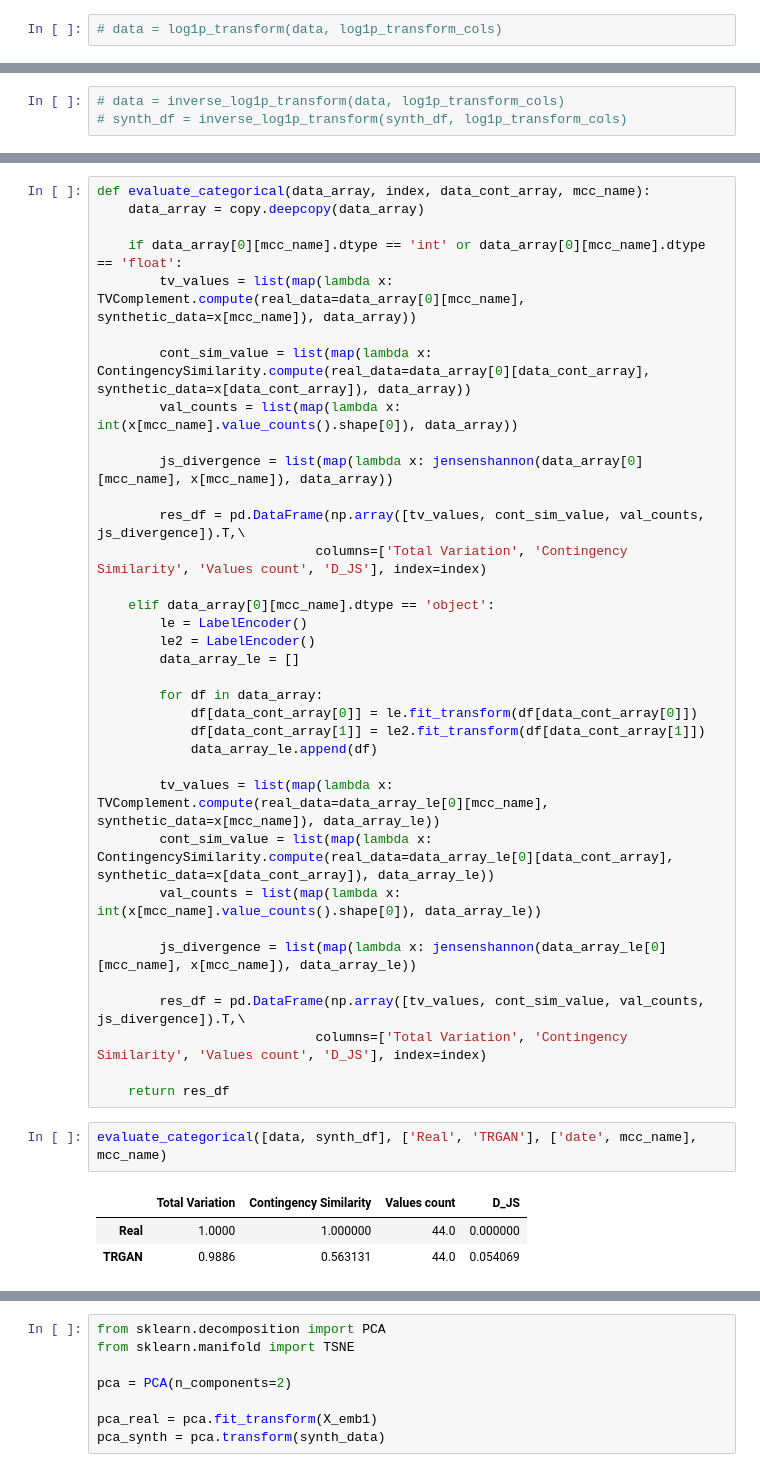
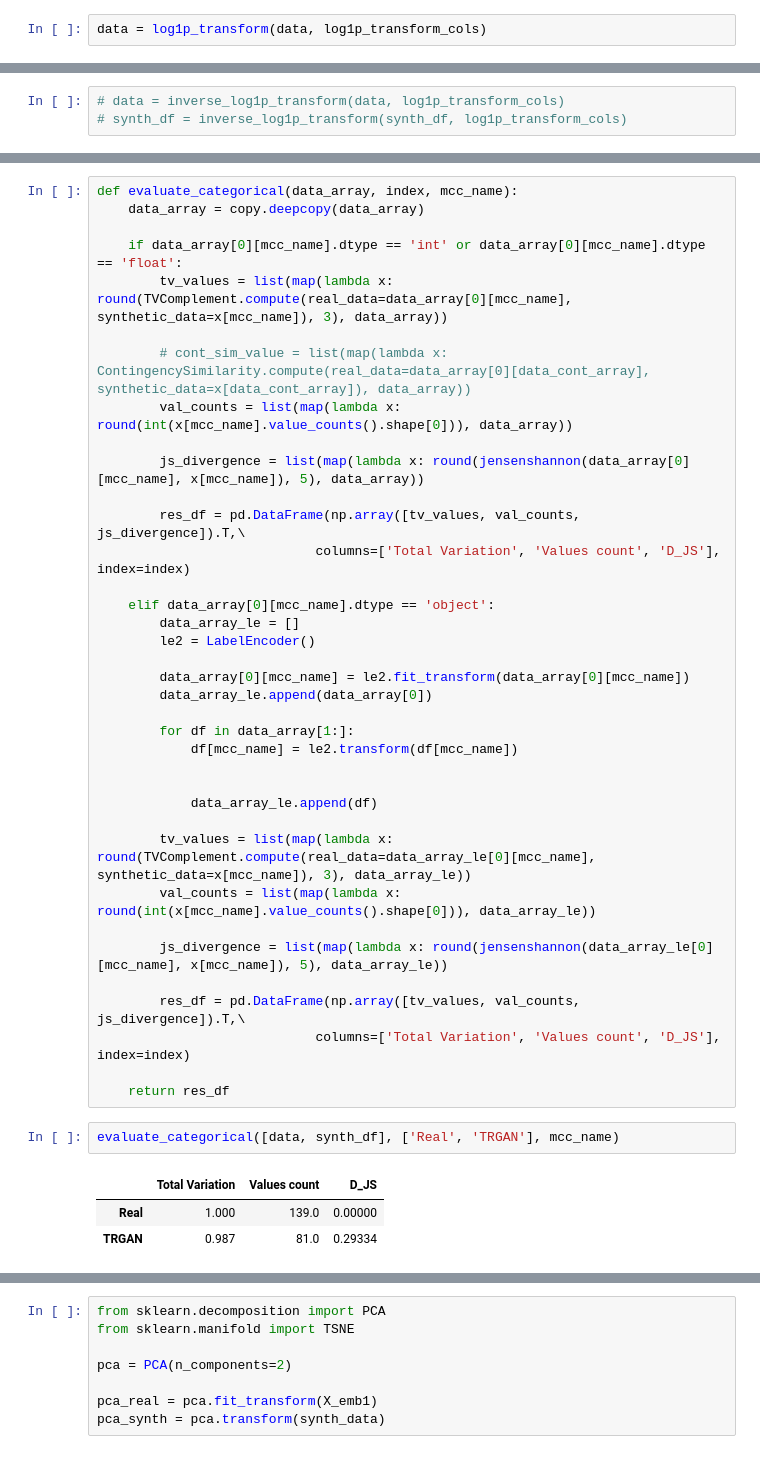
Before and after one commit to kirillzx/TRGAN, a Jupyter notebook: TRGAN_V2_train.ipynb, the cells around one changed output, grey strips where cells are left out. Cells and saved outputs as stored; diff of their text form.

Commit message:
fix: bug with total variation

```diff
--- a/TRGAN_V2_train.ipynb
+++ b/TRGAN_V2_train.ipynb
@@ -119,7 +119,7 @@ latent_dim = {'onehot': 20, 'categorical': 6, 'numerical': 6, 'cv': 20}
 # plt.hist(inverse_prob_int_transform(s, scaler_cat['scaler_01'])[:, 6], bins=60)
 # plt.show()
 # %%
-# data = log1p_transform(data, log1p_transform_cols)
+data = log1p_transform(data, log1p_transform_cols)
 # %%
 %%time
 
@@ -217,41 +226,43 @@ plot_hist_onehot(data, synth_df, mcc_name)
 # %%
-def evaluate_categorical(data_array, index, data_cont_array, mcc_name):
+def evaluate_categorical(data_array, index, mcc_name):
     data_array = copy.deepcopy(data_array)
 
     if data_array[0][mcc_name].dtype == 'int' or data_array[0][mcc_name].dtype == 'float':
-        tv_values = list(map(lambda x: TVComplement.compute(real_data=data_array[0][mcc_name], synthetic_data=x[mcc_name]), data_array))
+        tv_values = list(map(lambda x: round(TVComplement.compute(real_data=data_array[0][mcc_name], synthetic_data=x[mcc_name]), 3), data_array))
 
-        cont_sim_value = list(map(lambda x: ContingencySimilarity.compute(real_data=data_array[0][data_cont_array], synthetic_data=x[data_cont_array]), data_array))
-        val_counts = list(map(lambda x: int(x[mcc_name].value_counts().shape[0]), data_array))
+        # cont_sim_value = list(map(lambda x: ContingencySimilarity.compute(real_data=data_array[0][data_cont_array], synthetic_data=x[data_cont_array]), data_array))
+        val_counts = list(map(lambda x: round(int(x[mcc_name].value_counts().shape[0])), data_array))
 
-        js_divergence = list(map(lambda x: jensenshannon(data_array[0][mcc_name], x[mcc_name]), data_array))
+        js_divergence = list(map(lambda x: round(jensenshannon(data_array[0][mcc_name], x[mcc_name]), 5), data_array))
 
-        res_df = pd.DataFrame(np.array([tv_values, cont_sim_value, val_counts, js_divergence]).T,\
-                            columns=['Total Variation', 'Contingency Similarity', 'Values count', 'D_JS'], index=index)
+        res_df = pd.DataFrame(np.array([tv_values, val_counts, js_divergence]).T,\
+                            columns=['Total Variation', 'Values count', 'D_JS'], index=index)
 
     elif data_array[0][mcc_name].dtype == 'object':
-        le = LabelEncoder()
+        data_array_le = []
         le2 = LabelEncoder()
-        data_array_le = []
 
-        for df in data_array:
-            df[data_cont_array[0]] = le.fit_transform(df[data_cont_array[0]])
-            df[data_cont_array[1]] = le2.fit_transform(df[data_cont_array[1]])
+        data_array[0][mcc_name] = le2.fit_transform(data_array[0][mcc_name])
+        data_array_le.append(data_array[0])
+
+        for df in data_array[1:]:
+            df[mcc_name] = le2.transform(df[mcc_name])
+
+
             data_array_le.append(df)
 
-        tv_values = list(map(lambda x: TVComplement.compute(real_data=data_array_le[0][mcc_name], synthetic_data=x[mcc_name]), data_array_le))
-        cont_sim_value = list(map(lambda x: ContingencySimilarity.compute(real_data=data_array_le[0][data_cont_array], synthetic_data=x[data_cont_array]), data_array_le))
-        val_counts = list(map(lambda x: int(x[mcc_name].value_counts().shape[0]), data_array_le))
+        tv_values = list(map(lambda x: round(TVComplement.compute(real_data=data_array_le[0][mcc_name], synthetic_data=x[mcc_name]), 3), data_array_le))
+        val_counts = list(map(lambda x: round(int(x[mcc_name].value_counts().shape[0])), data_array_le))
 
-        js_divergence = list(map(lambda x: jensenshannon(data_array_le[0][mcc_name], x[mcc_name]), data_array_le))
+        js_divergence = list(map(lambda x: round(jensenshannon(data_array_le[0][mcc_name], x[mcc_name]), 5), data_array_le))
 
-        res_df = pd.DataFrame(np.array([tv_values, cont_sim_value, val_counts, js_divergence]).T,\
-                            columns=['Total Variation', 'Contingency Similarity', 'Values count', 'D_JS'], index=index)
+        res_df = pd.DataFrame(np.array([tv_values, val_counts, js_divergence]).T,\
+                            columns=['Total Variation', 'Values count', 'D_JS'], index=index)
 
     return res_df
 # %%
-evaluate_categorical([data, synth_df], ['Real', 'TRGAN'], ['date', mcc_name], mcc_name)
+evaluate_categorical([data, synth_df], ['Real', 'TRGAN'], mcc_name)
 # %% [output]
-|  | Total Variation | Contingency Similarity | Values count | D_JS |
-| Real | 1.0000 | 1.000000 | 44.0 | 0.000000 |
-| TRGAN | 0.9886 | 0.563131 | 44.0 | 0.054069 |
+|  | Total Variation | Values count | D_JS |
+| Real | 1.000 | 139.0 | 0.00000 |
+| TRGAN | 0.987 | 81.0 | 0.29334 |
```
Also changed, not shown: parts of 32 cells of this notebook.
